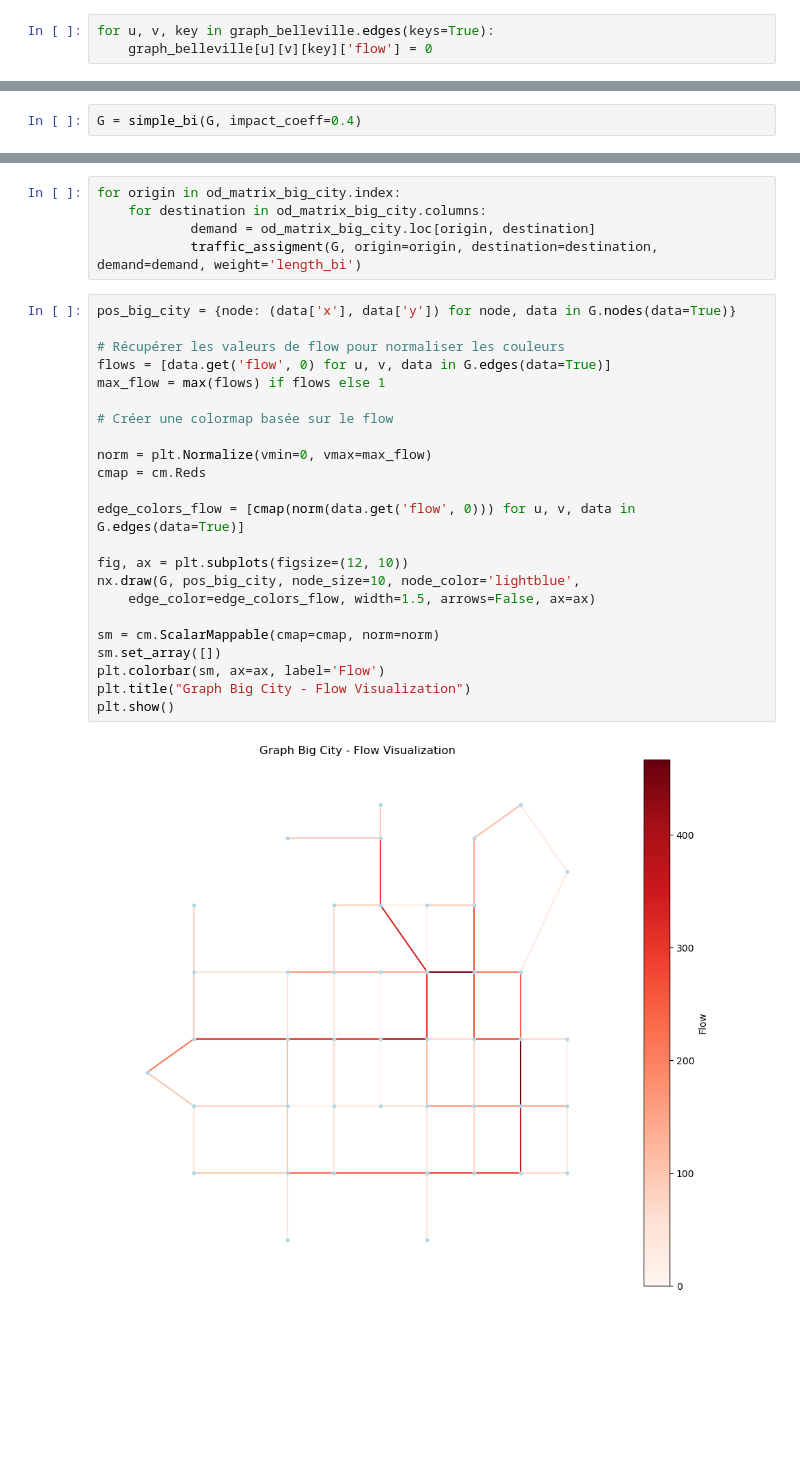
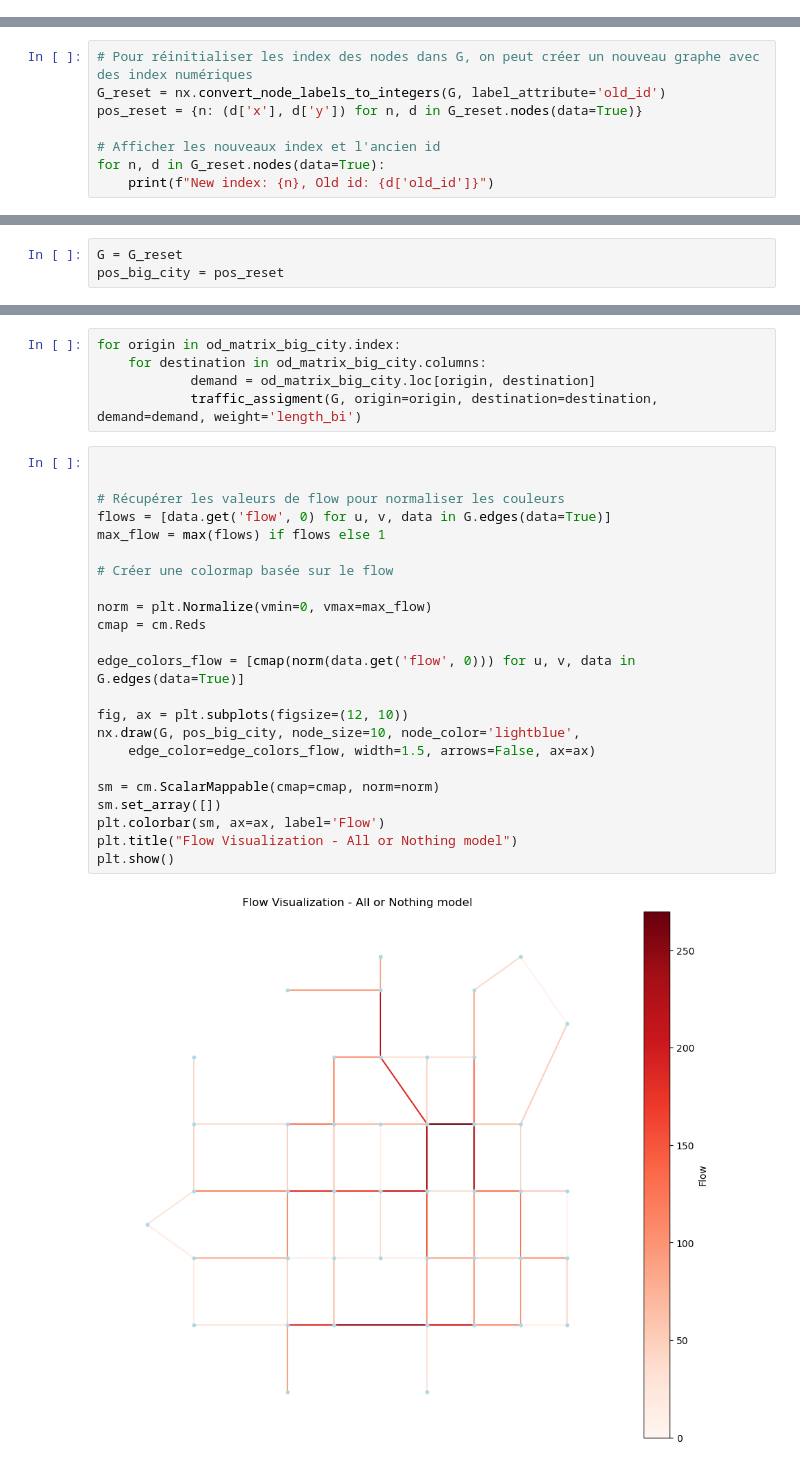
Before and after one commit to tim-lemm/code_these, a Jupyter notebook: notebooks/bike_model.ipynb, the cells around one changed output, grey strips where cells are left out. Cells and saved outputs as stored; diff of their text form; blank space fills up the shorter version.

```diff
--- a/notebooks/bike_model.ipynb
+++ b/notebooks/bike_model.ipynb
@@ -166,3 +115,0 @@ ox.plot_graph(graph_belleville, node_size=10, node_color="lightblue", edge_color
-# %%
-for u, v, key in graph_belleville.edges(keys=True):
-    graph_belleville[u][v][key]['flow'] = 0
@@ -227,0 +119,8 @@ G = nx.read_graphml("/Users/tristan.lemoalle/Documents/Thèse/Code/code_these/co
+# %%
+# Pour réinitialiser les index des nodes dans G, on peut créer un nouveau graphe avec des index numériques
+G_reset = nx.convert_node_labels_to_integers(G, label_attribute='old_id')
+pos_reset = {n: (d['x'], d['y']) for n, d in G_reset.nodes(data=True)}
+
+# Afficher les nouveaux index et l'ancien id
+for n, d in G_reset.nodes(data=True):
+    print(f"New index: {n}, Old id: {d['old_id']}")
@@ -227,0 +145,3 @@ G = nx.read_graphml("/Users/tristan.lemoalle/Documents/Thèse/Code/code_these/co
+# %%
+G = G_reset
+pos_big_city = pos_reset
@@ -249,4 +219,2 @@ ind.compute_all_indicators(G)
 # %%
 od_matrix_big_city = generate_od_matrix(G, weight_0=0.9)
-# %%
-G = simple_bi(G, impact_coeff=0.4)
@@ -338,27 +227,27 @@ for origin in od_matrix_big_city.index:
             demand = od_matrix_big_city.loc[origin, destination]
             traffic_assigment(G, origin=origin, destination=destination, demand=demand, weight='length_bi')
 # %%
-pos_big_city = {node: (data['x'], data['y']) for node, data in G.nodes(data=True)}
+
 
 # Récupérer les valeurs de flow pour normaliser les couleurs
 flows = [data.get('flow', 0) for u, v, data in G.edges(data=True)]
 max_flow = max(flows) if flows else 1
 
 # Créer une colormap basée sur le flow
 
 norm = plt.Normalize(vmin=0, vmax=max_flow)
 cmap = cm.Reds
 
 edge_colors_flow = [cmap(norm(data.get('flow', 0))) for u, v, data in G.edges(data=True)]
 
 fig, ax = plt.subplots(figsize=(12, 10))
 nx.draw(G, pos_big_city, node_size=10, node_color='lightblue',
 	edge_color=edge_colors_flow, width=1.5, arrows=False, ax=ax)
 
 sm = cm.ScalarMappable(cmap=cmap, norm=norm)
 sm.set_array([])
 plt.colorbar(sm, ax=ax, label='Flow')
-plt.title("Graph Big City - Flow Visualization")
+plt.title("Flow Visualization - All or Nothing model")
 plt.show()
 # %% [output]
-[figure, old version]
+[figure, new version]
```
Also changed, not shown: parts of 30 cells of this notebook, 6 other files.
